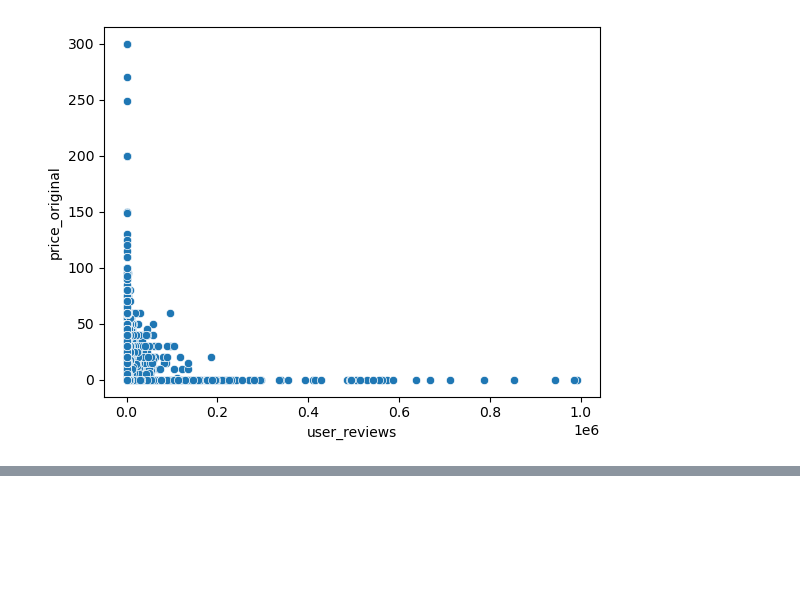
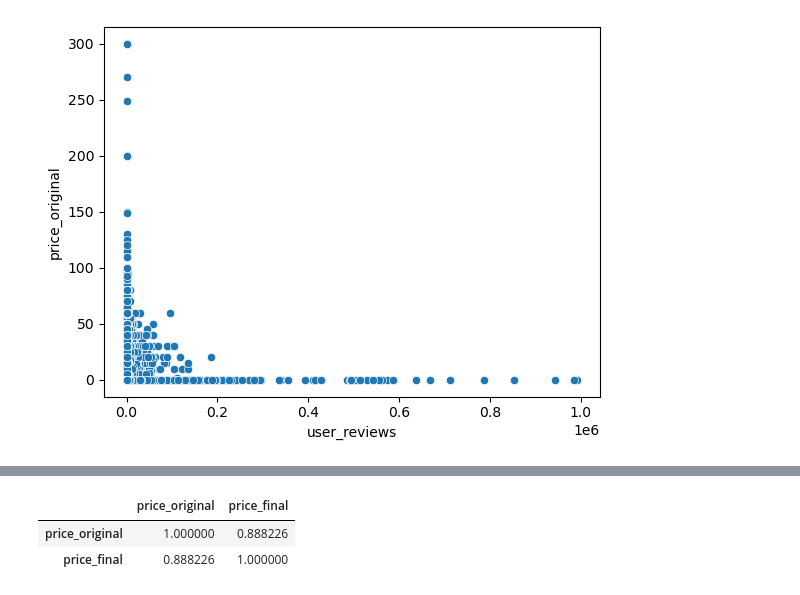
Before and after one commit to Charred-Baguette/AI-AT-CCIC, a Jupyter notebook: Semester 1/Games/Games Exit Tickets.ipynb, the cells around one changed output, grey strips where cells are left out. Cells and saved outputs as stored; diff of their text form; code cells hidden in the pictures; blank space fills up the shorter version.

```diff
--- a/Semester 1/Games/Games Exit Tickets.ipynb
+++ b/Semester 1/Games/Games Exit Tickets.ipynb
@@ -59,0 +78,6 @@ scatter(df=df, x='price_original', y='price_final', outliers=0)
+# %%
+calc_corr(df, 'price_original', 'price_final', 0)
+# %% [output]
+|  | price_original | price_final |
+| price_original | 1.000000 | 0.888226 |
+| price_final | 0.888226 | 1.000000 |
```
Also changed, not shown: parts of 4 cells of this notebook, 1 other file.
